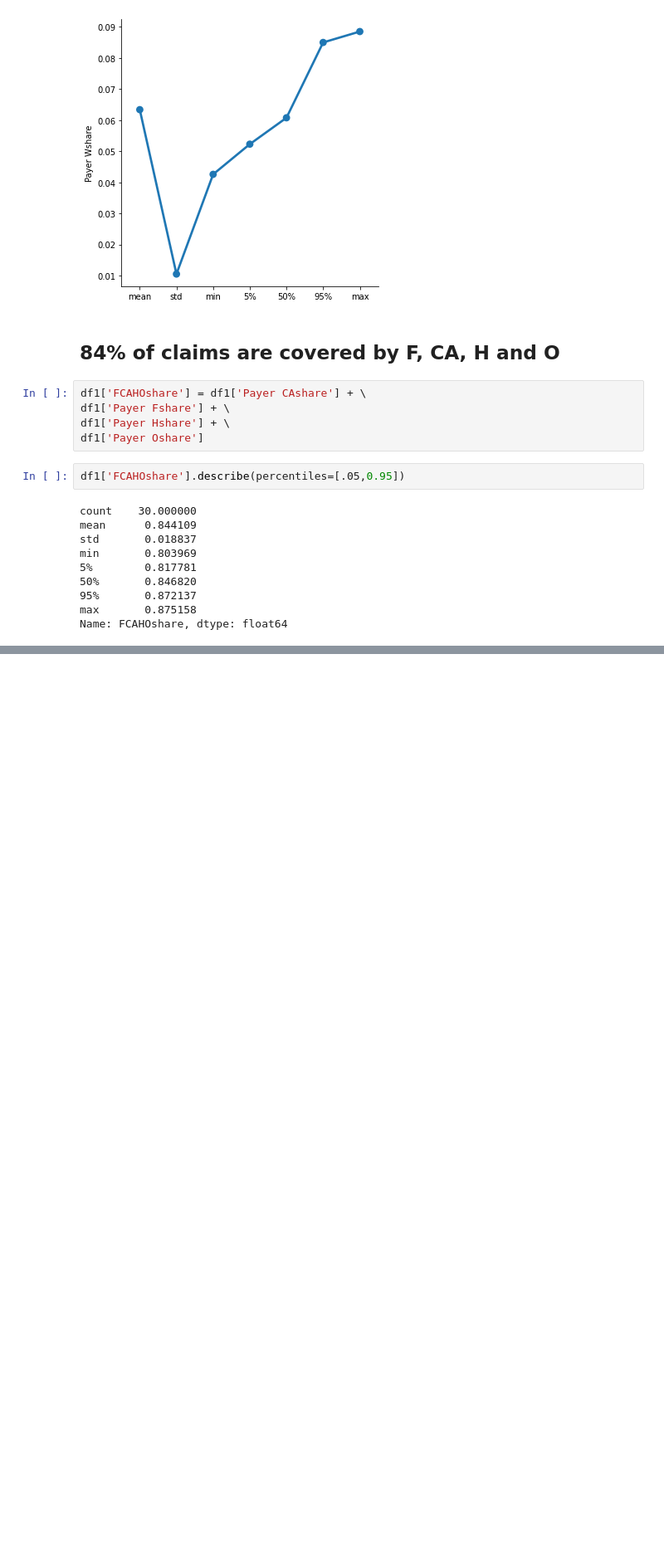
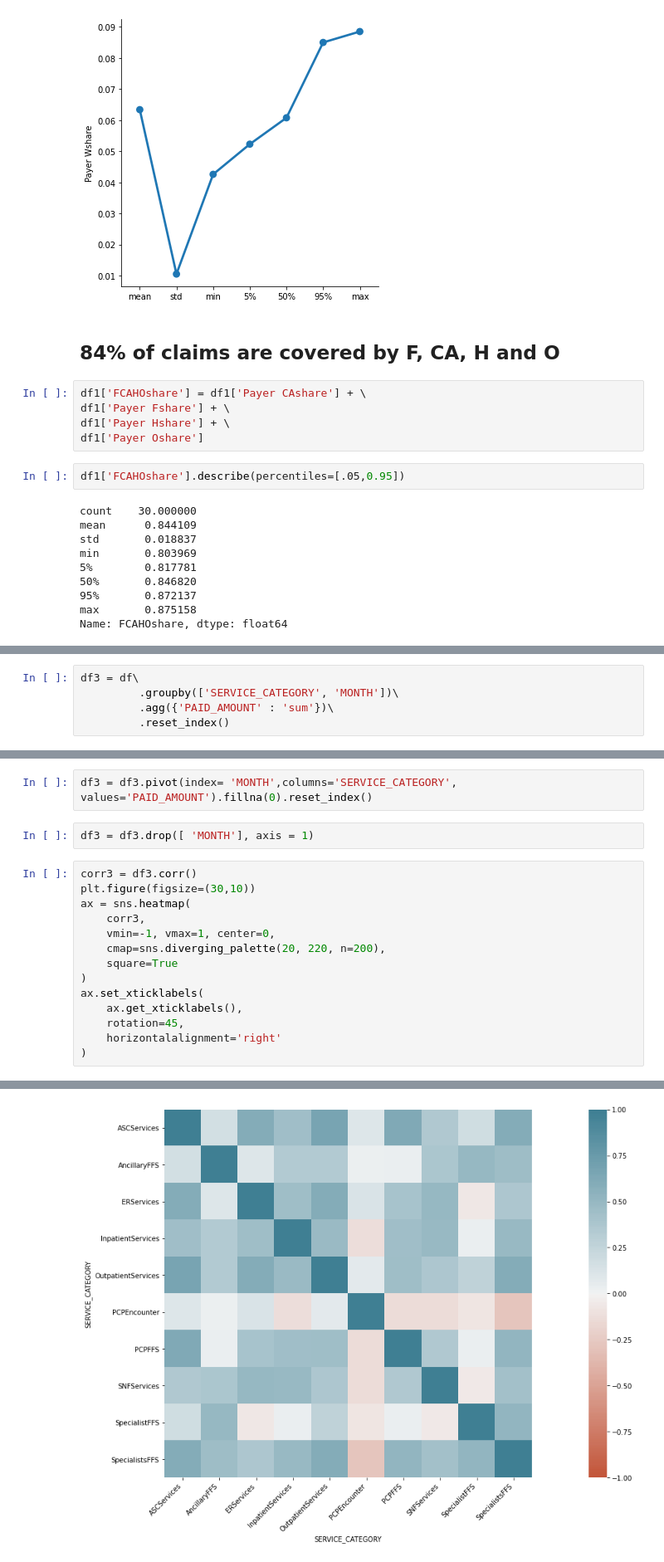
Before and after one commit to williamfolkner/eda-demo, a Jupyter notebook: 2 - Analysis.ipynb, the cells around one changed output, grey strips where cells are left out. Shown at 83% size. Saved outputs shown, nothing was run; the diff lists cells and outputs as text; blank space fills up the shorter version.

```diff
--- a/2 - Prediction.ipynb
+++ b/2 - Analysis.ipynb
@@ -134,0 +245,5 @@ Name: FCAHOshare, dtype: float64
+# %%
+df3 = df\
+         .groupby(['SERVICE_CATEGORY', 'MONTH'])\
+         .agg({'PAID_AMOUNT' : 'sum'})\
+         .reset_index()
@@ -134,0 +259,19 @@ Name: FCAHOshare, dtype: float64
+# %%
+df3 = df3.pivot(index= 'MONTH',columns='SERVICE_CATEGORY', values='PAID_AMOUNT').fillna(0).reset_index()
+# %%
+df3 = df3.drop([ 'MONTH'], axis = 1)
+# %%
+corr3 = df3.corr()
+plt.figure(figsize=(30,10))
+ax = sns.heatmap(
+    corr3,
+    vmin=-1, vmax=1, center=0,
+    cmap=sns.diverging_palette(20, 220, n=200),
+    square=True
+)
+ax.set_xticklabels(
+    ax.get_xticklabels(),
+    rotation=45,
+    horizontalalignment='right'
+)
+# %% [output]
@@ -134,0 +288 @@ Name: FCAHOshare, dtype: float64
+[figure, added]
```
Also changed, not shown: parts of 18 cells of this notebook, 2 other files.
